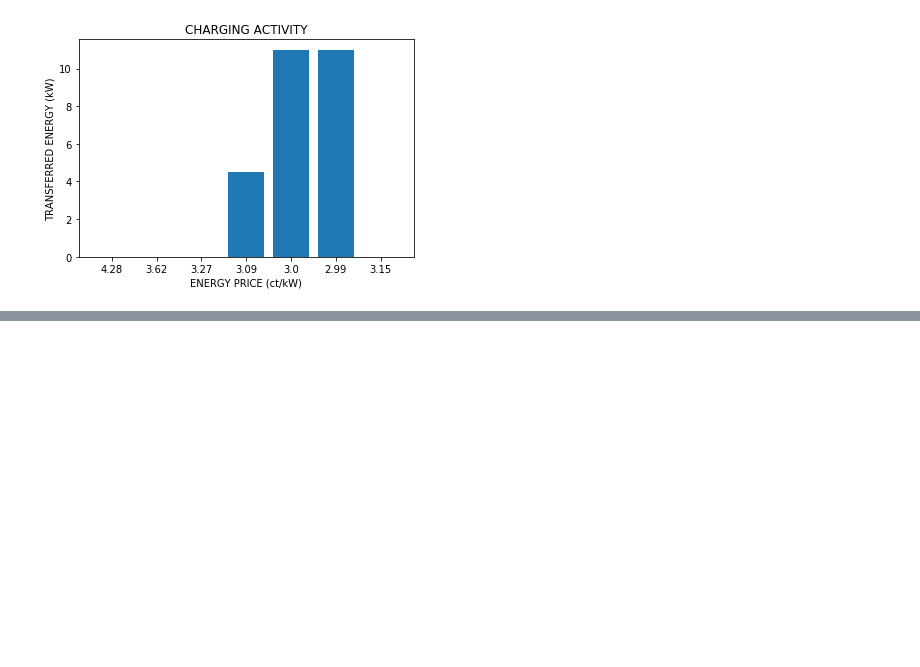
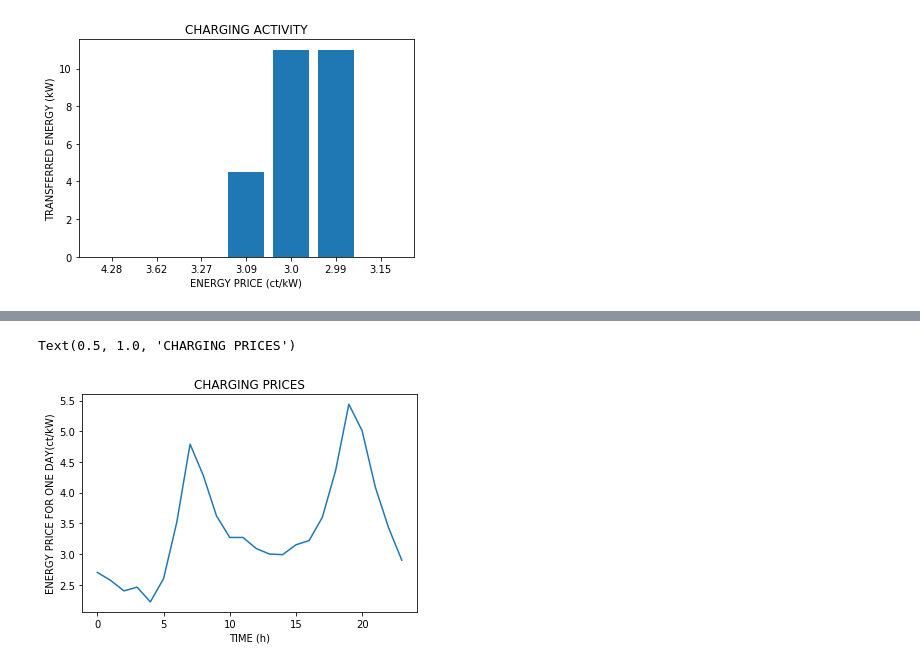
Before and after one commit to MuhammadTaha/smart-energy-gurobi, a Jupyter notebook: Minimize Charging Costs.ipynb, the cells around one changed output, grey strips where cells are left out. Cells and saved outputs as stored; diff of their text form; code cells hidden in the pictures; blank space fills up the shorter version.

```diff
--- a/Minimize Charging Costs.ipynb
+++ b/Minimize Charging Costs.ipynb
@@ -96,0 +106,9 @@ Iteration    Objective       Primal Inf.    Dual Inf.      Time
+# %%
+### Plot of charging prices for one day
+plt.plot(np.arange(0,24),prices)
+plt.ylabel('ENERGY PRICE FOR ONE DAY(ct/kW)')
+plt.xlabel('TIME (h)')
+plt.title('CHARGING PRICES')
+# %% [output]
+Text(0.5, 1.0, 'CHARGING PRICES')
+[figure, added]
```
Also changed, not shown: parts of 1 cell of this notebook.
